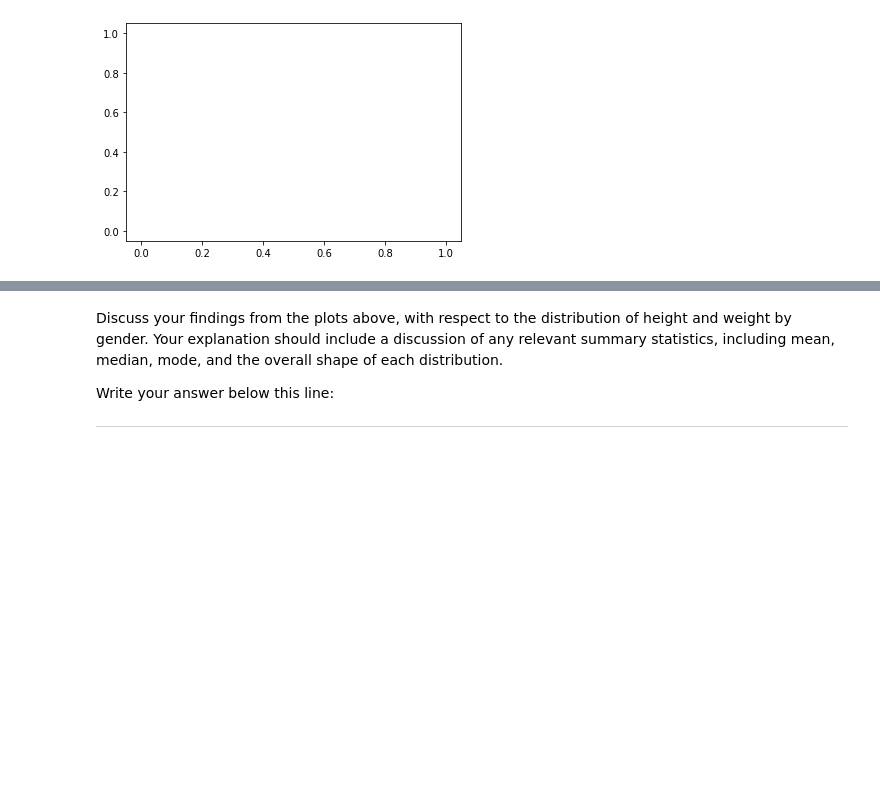
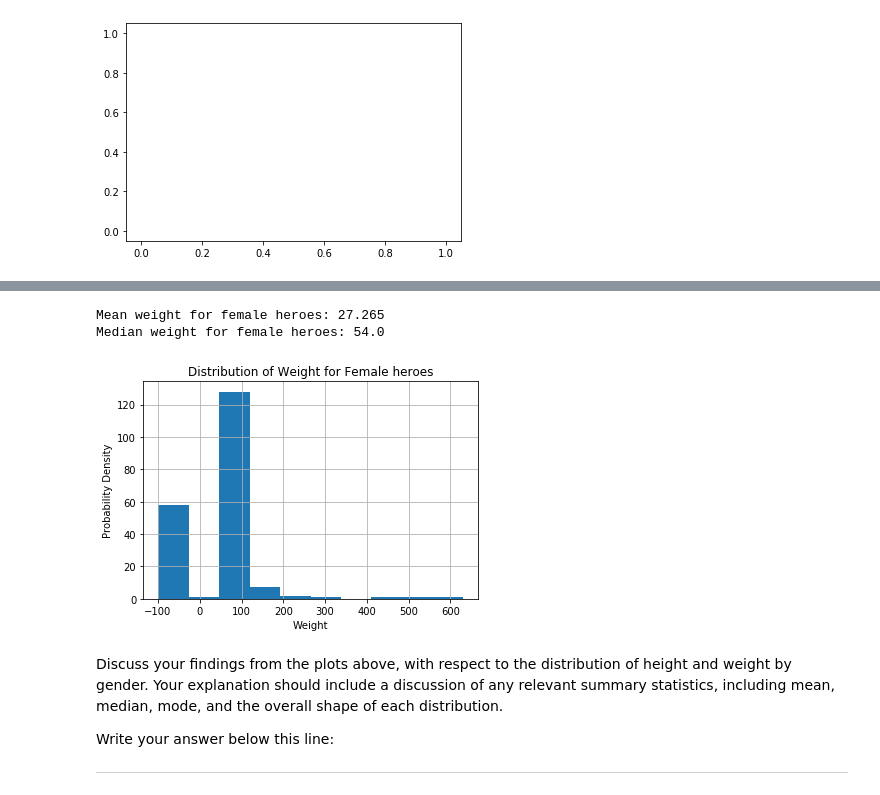
Before and after one commit to andiosika/dsc-data-cleaning-project-online-ds-pt-100719, a Jupyter notebook: index.ipynb, the cells around one changed output, grey strips where cells are left out. Drawn from its saved outputs; the diff is of its cells as text; code cells hidden in the pictures; blank space fills up the shorter version.

```diff
--- a/index.ipynb
+++ b/index.ipynb
@@ -386,3 +393,13 @@ TypeError: '<=' not supported between instances of 'float' and 'method'
+# %%
+# Female Weight
+
+show_distplot(female_heroes_df, 'Female', 'Weight')
+print(f'Mean weight for female heroes: {female_heroes_df.Weight.mean()}')
+print(f'Median weight for female heroes: {female_heroes_df.Weight.median()}')
+# %% [output]
+Mean weight for female heroes: 27.265
+Median weight for female heroes: 54.0
+[figure, added]
 # %% [markdown]
 Discuss your findings from the plots above, with respect to the distribution of height and weight by gender.  Your explanation should include a discussion of any relevant summary statistics, including mean, median, mode, and the overall shape of each distribution.
 
```
Also changed, not shown: parts of 31 cells of this notebook.
